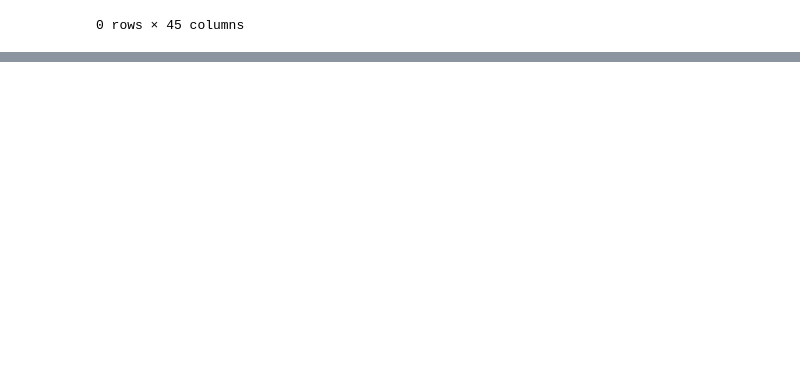
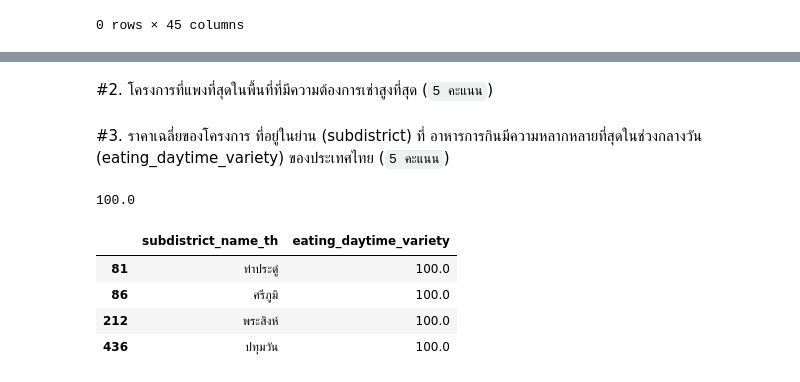
Before and after one commit to Kanchanasud/BasicProg_Dataviz65, a Jupyter notebook: midterm65.ipynb, the cells around one changed output, grey strips where cells are left out. Drawn from its saved outputs; the diff is of its cells as text; code cells hidden in the pictures; blank space fills up the shorter version.

````diff
--- a/midterm65.ipynb
+++ b/midterm65.ipynb
@@ -375,0 +291,16 @@ project.dropna(how='all')
+# %% [markdown]
+#2. โครงการที่แพงที่สุดในพื้นที่ที่มีความต้องการเช่าสูงที่สุด (```5 คะแนน```)
+# %% [markdown]
+#3. ราคาเฉลี่ยของโครงการ ที่อยู่ในย่าน (subdistrict) ที่  อาหารการกินมีความหลากหลายที่สุดในช่วงกลางวัน (eating_daytime_variety) ของประเทศไทย (```5 คะแนน```)
+# %%
+eat['eating_daytime_variety'].max()
+# %% [output]
+100.0
+# %%
+eat[eat['eating_daytime_variety']==100][['subdistrict_name_th','eating_daytime_variety']]
+# %% [output]
+|  | subdistrict_name_th | eating_daytime_variety |
+| 81 | ท่าประดู่ | 100.0 |
+| 86 | ศรีภูมิ | 100.0 |
+| 212 | พระสิงห์ | 100.0 |
+| 436 | ปทุมวัน | 100.0 |
````
Also changed, not shown: parts of 38 cells of this notebook.
